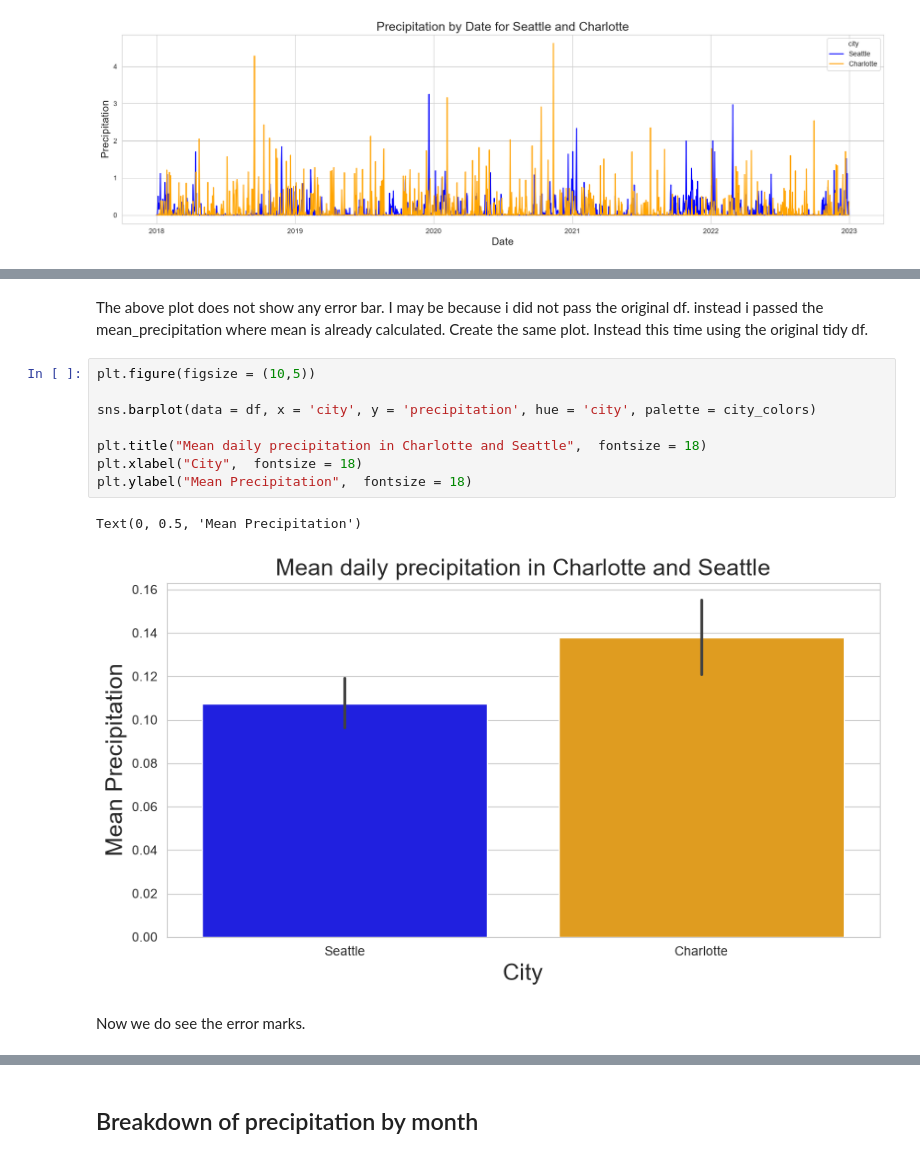
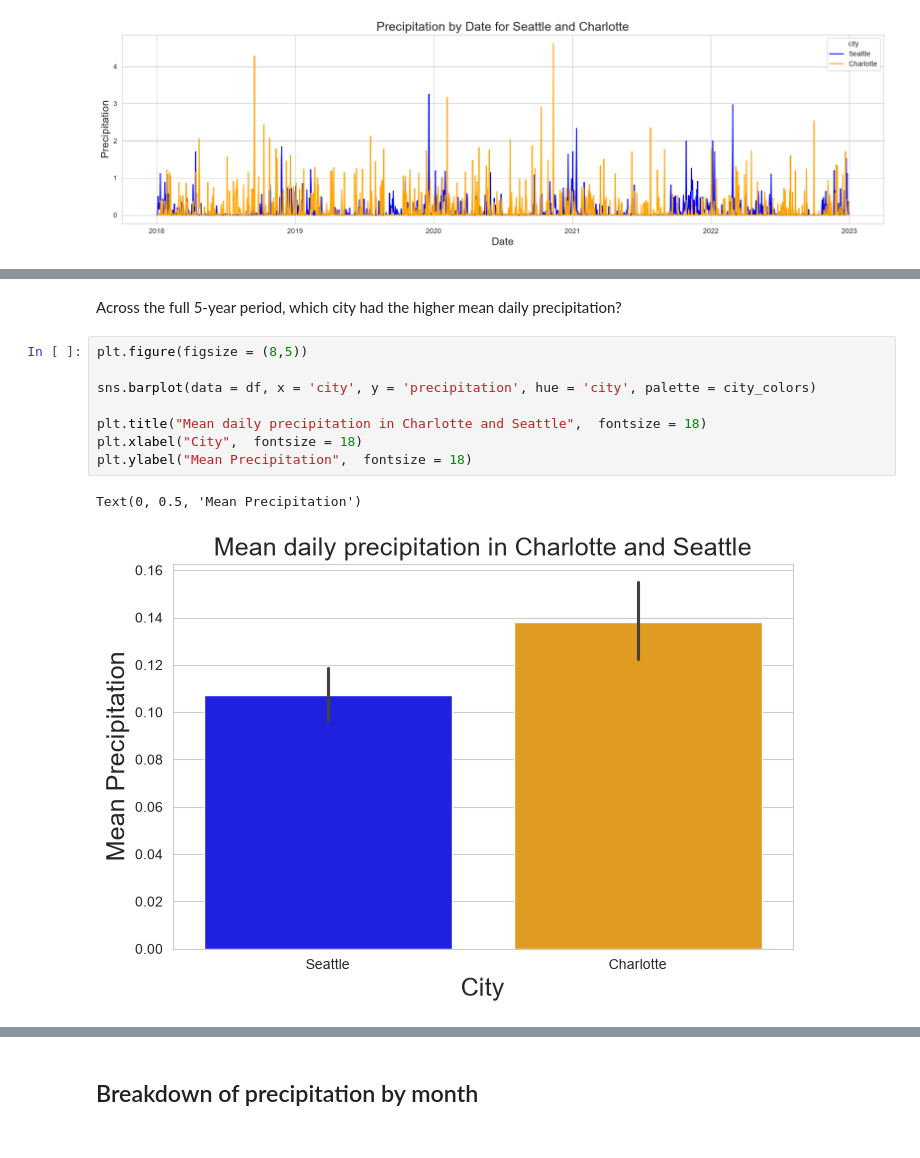
Before and after one commit to binay8/weather, a Jupyter notebook: code/Weather_Project_SEA_CHA.ipynb, the cells around one changed output, grey strips where cells are left out. Cells and saved outputs as stored; diff of their text form.

```diff
--- a/code/Weather_Project_SEA_CHA.ipynb
+++ b/code/Weather_Project_SEA_CHA.ipynb
@@ -441,15 +436,13 @@ Text(0, 0.5, 'Mean Precipitation')
-# %% [markdown]
-The above plot does not show any error bar. I may be because i did not pass the original df. instead i passed the mean_precipitation where mean is already calculated. Create the same plot. Instead this time using the original tidy df.
+# %% [markdown]
+Across the full 5-year period, which city had the higher mean daily precipitation?
 # %%
-plt.figure(figsize = (10,5))
+plt.figure(figsize = (8,5))
 
 sns.barplot(data = df, x = 'city', y = 'precipitation', hue = 'city', palette = city_colors)
 
 plt.title("Mean daily precipitation in Charlotte and Seattle",  fontsize = 18)
 plt.xlabel("City",  fontsize = 18)
 plt.ylabel("Mean Precipitation",  fontsize = 18)
 # %% [output]
 Text(0, 0.5, 'Mean Precipitation')
-[figure, old version]
+[figure, new version]
-# %% [markdown]
-Now we do see the error marks.
```
Also changed, not shown: parts of 73 cells of this notebook.
